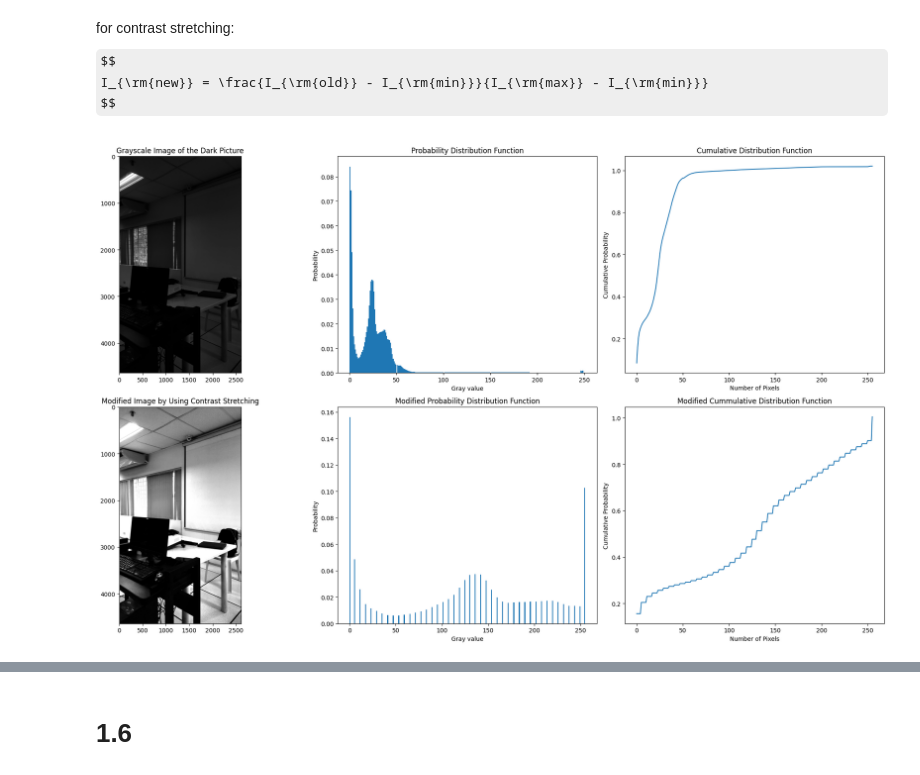
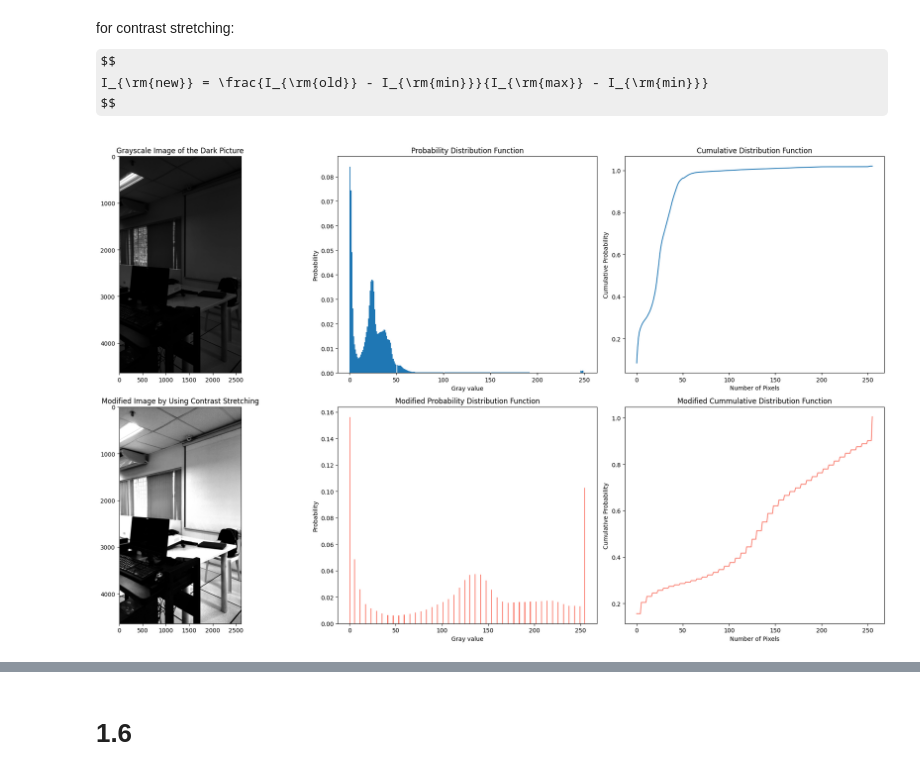
Before and after one commit to jclmaypa/MAYPA_AP-157-Submissions, a Jupyter notebook: Activity 1/Activity 1.ipynb, the cells around one changed output, grey strips where cells are left out. Drawn from its saved outputs; the diff is of its cells as text; code cells hidden in the pictures; some formulas as TeX source.

```diff
--- a/Activity 1/Activity 1.ipynb
+++ b/Activity 1/Activity 1.ipynb
@@ -374,33 +374,33 @@ contrast_CDF = np.cumsum(contrast_hist_values)
 fig, ax = plt.subplots(2,3, figsize = (20, 12))
 ax[0,0].imshow(processed_image, cmap = "gray")
 ax[0,0].set_title("Grayscale Image of the Dark Picture")
 
 
 ax[0,1].hist(flattened, density = True, bins = 256)
 ax[0,1].set_ylabel("Probability")
 ax[0,1].set_xlabel("Gray value")
 ax[0,1].set_title("Probability Distribution Function")
 
 ax[0,2].plot(x, CDF)
 ax[0,2].set_ylabel("Cumulative Probability")
 ax[0,2].set_xlabel("Number of Pixels")
 ax[0,2].set_title("Cumulative Distribution Function")
 
 
 ax[1,0].imshow(contrast_stretched, cmap = "gray")
 ax[1,0].set_title("Modified Image by Using Contrast Stretching")
 
-ax[1,1].hist(contrast_flattened, bins = 256, density = True)
+ax[1,1].hist(contrast_flattened, bins = 256, density = True, color = "salmon")
 ax[1,1].set_ylabel("Probability")
 ax[1,1].set_xlabel("Gray value")
 ax[1,1].set_title("Modified Probability Distribution Function")
 
 
-ax[1,2].plot(x, contrast_CDF)
+ax[1,2].plot(x, contrast_CDF, color = "salmon")
 ax[1,2].set_ylabel("Cumulative Probability")
 ax[1,2].set_xlabel("Number of Pixels")
 ax[1,2].set_title("Modified Cummulative Distribution Function")
 plt.tight_layout()
 plt.show()
 # %% [output]
-[figure, old version]
+[figure, new version]
```
Also changed, not shown: parts of 7 cells of this notebook.
